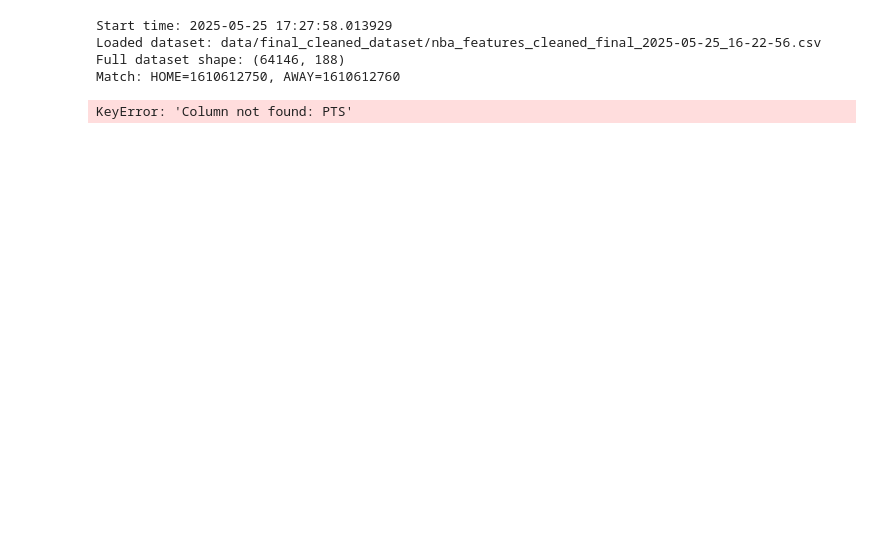
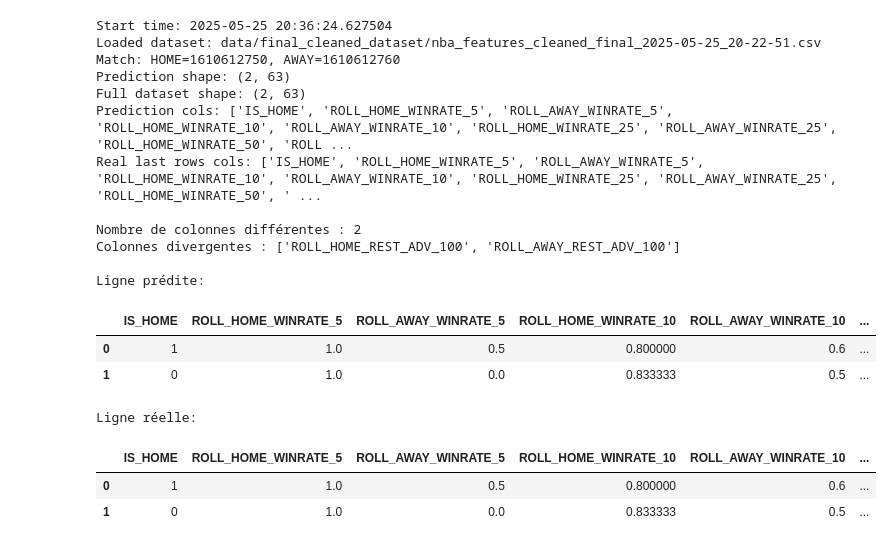
Before and after one commit to SirGenkii/NBA_Predictor, a Jupyter notebook: 06_test_prediction.ipynb, the cells around one changed output. Cells and saved outputs as stored; diff of their text form; code cells hidden in the pictures; blank space fills up the shorter version.

Commit message:
rebuilding correct prediction rows

```diff
--- a/06_test_prediction.ipynb
+++ b/06_test_prediction.ipynb
@@ -4,6 +4,7 @@ from src.config import *
 from src.utils import *
 from src.predictor.utils import build_prediction_rows  # fonction définie juste avant
 from datetime import datetime
+pd.set_option("display.max_columns", None)
 
 # ⏱️ Suivi de l'exécution
 start_time = datetime.now()
@@ -15,8 +16,10 @@ full_df = pd.read_csv(dataset_path)
 print("Loaded dataset:", dataset_path)
 
 # ✅ Vérifications de base
-print("Full dataset shape:", full_df.shape)
+#print("Full dataset shape:", full_df.shape)
 assert "IS_WIN" in full_df.columns, "La colonne IS_WIN doit être présente dans le dataset"
+
+
 
 # 🧪 Extraction des deux dernières lignes (réelles)
 real_last_rows = full_df.tail(2).copy()
@@ -30,43 +33,67 @@ cut_df = full_df.iloc[:-2].copy()
 # 🔁 Reconstruction des lignes à prédire
 predicted_rows = build_prediction_rows(home_team_id=home_id, away_team_id=away_id, dataset=cut_df)
 
+
 # 🧹 Préparation des lignes réelles pour comparaison (mêmes colonnes, sans target ni infos post-match)
-drop_cols = ['TEAM_ID','OPP_TEAM_ID','SEASON','GAME_DATE','IS_WIN']
+drop_cols = ['TEAM_ID','OPP_TEAM_ID','SEASON','GAME_DATE','IS_WIN', 'GAME_ID']
+
+
+
 real_clean = real_last_rows.drop(columns=drop_cols, errors='ignore').reset_index(drop=True)
-pred_clean = predicted_rows.reset_index(drop=True)
+pred_clean = predicted_rows.drop(columns=drop_cols, errors='ignore').reset_index(drop=True)
 
+
+
+print("Prediction shape:", pred_clean.shape)
+print("Full dataset shape:", real_clean.shape)
+
+print("Prediction cols:", pred_clean.columns.tolist())
+print("Real last rows cols:", real_clean.columns.tolist())
 
 # Assure une structure identique
 common_cols = [col for col in real_clean.columns if col in pred_clean.columns]
 real_clean = real_clean[common_cols]
 pred_clean = pred_clean[common_cols]
 
 # Réindexer pour être sûrs
 real_clean = real_clean.reset_index(drop=True)
 pred_clean = pred_clean.reset_index(drop=True)
 
 
 # 🧪 Comparaison
 diff = (real_clean != pred_clean).sum()
 diff_summary = diff[diff > 0]
 
 print(f"\nNombre de colonnes différentes : {len(diff_summary)}")
 print("Colonnes divergentes :", diff_summary.index.tolist())
 
 # 🔍 Affichage côte à côte des lignes si besoin
-pd.set_option("display.max_columns", None)
 print("\nLigne prédite:")
 display(pred_clean)
 print("\nLigne réelle:")
 display(real_clean)
 
 # 🕒 Fin
 end_time = datetime.now()
 print("End time:", end_time)
 print("Duration:", end_time - start_time)
 # %% [output]
-Start time: 2025-05-25 17:27:58.013929
-Loaded dataset: data/final_cleaned_dataset/nba_features_cleaned_final_2025-05-25_16-22-56.csv
-Full dataset shape: (64146, 188)
+Start time: 2025-05-25 20:36:24.627504
+Loaded dataset: data/final_cleaned_dataset/nba_features_cleaned_final_2025-05-25_20-22-51.csv
 Match: HOME=1610612750, AWAY=1610612760
+Prediction shape: (2, 63)
+Full dataset shape: (2, 63)
+Prediction cols: ['IS_HOME', 'ROLL_HOME_WINRATE_5', 'ROLL_AWAY_WINRATE_5', 'ROLL_HOME_WINRATE_10', 'ROLL_AWAY_WINRATE_10', 'ROLL_HOME_WINRATE_25', 'ROLL_AWAY_WINRATE_25', 'ROLL_HOME_WINRATE_50', 'ROLL ...
+Real last rows cols: ['IS_HOME', 'ROLL_HOME_WINRATE_5', 'ROLL_AWAY_WINRATE_5', 'ROLL_HOME_WINRATE_10', 'ROLL_AWAY_WINRATE_10', 'ROLL_HOME_WINRATE_25', 'ROLL_AWAY_WINRATE_25', 'ROLL_HOME_WINRATE_50', ' ...
+
+Nombre de colonnes différentes : 2
+Colonnes divergentes : ['ROLL_HOME_REST_ADV_100', 'ROLL_AWAY_REST_ADV_100']
+
+Ligne prédite:
+|  | IS_HOME | ROLL_HOME_WINRATE_5 | ROLL_AWAY_WINRATE_5 | ROLL_HOME_WINRATE_10 | ROLL_AWAY_WINRATE_10 | ... |
+| 0 | 1 | 1.0 | 0.5 | 0.800000 | 0.6 | ... |
+| 1 | 0 | 1.0 | 0.0 | 0.833333 | 0.5 | ... |
-KeyError: 'Column not found: PTS'
+Ligne réelle:
+|  | IS_HOME | ROLL_HOME_WINRATE_5 | ROLL_AWAY_WINRATE_5 | ROLL_HOME_WINRATE_10 | ROLL_AWAY_WINRATE_10 | ... |
+| 0 | 1 | 1.0 | 0.5 | 0.800000 | 0.6 | ... |
+| 1 | 0 | 1.0 | 0.0 | 0.833333 | 0.5 | ... |
```
Also changed, not shown: parts of 2 cells of this notebook, 4 other files.
